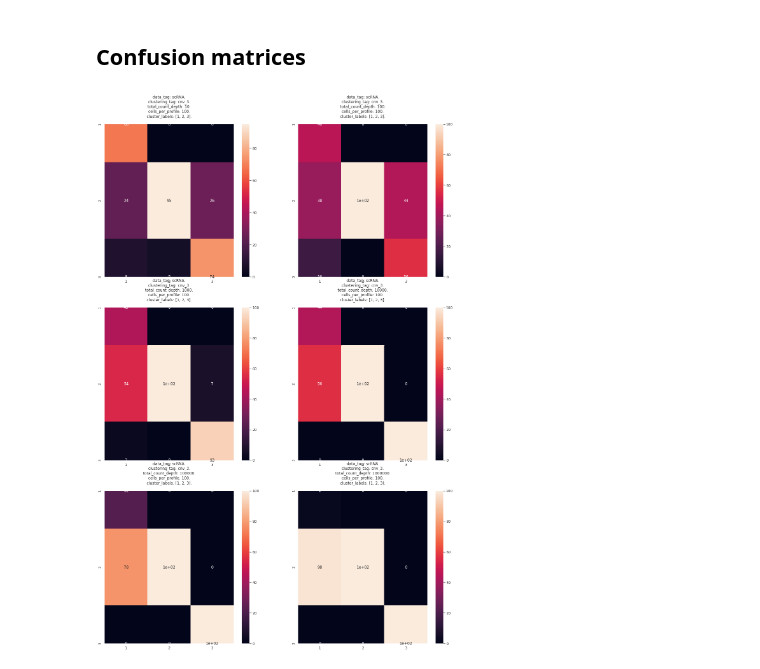
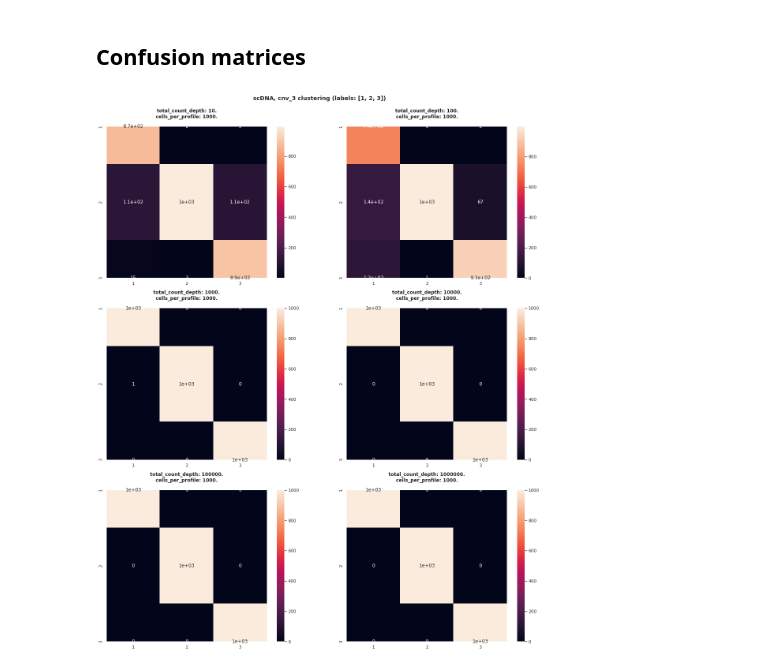
Before and after one commit to ivanov-v-v/cnv-inference, a Jupyter notebook: notebooks/ase_to_cnv/mle_simulations.ipynb, the cells around one changed output. Drawn from its saved outputs; the diff is of its cells as text; code cells hidden in the pictures.

```diff
--- a/notebooks/ase_to_cnv/mle_simulations.ipynb
+++ b/notebooks/ase_to_cnv/mle_simulations.ipynb
@@ -110,9 +110,9 @@ frame.set_facecolor("white")
 
 **Description:** https://docs.google.com/document/d/1IdldVqQPa8cE1z6tR2nAJA2OSMpodUeuncggUekFMnc/edit?usp=sharing
 # %%
-data_tag = "scRNA"
+data_tag = "scDNA"
 total_count_depths = 10 ** np.arange(1, 7)
-CELLS_PER_PROFILE = 100
+CELLS_PER_PROFILE = 1000
 
 def prepare_input(data_tag):
     ase_df = data["scDNA"]["ase"]
@@ -180,22 +180,28 @@ Wall time: 48.8 s
 # %% [markdown]
 ## Confusion matrices
 # %%
-fig, axes = plt.subplots(3, 2, figsize=(20,30))
+fig, axes = plt.subplots(3, 2, figsize=(20, 4 * total_count_depths.size))
+fig.suptitle(
+    "{}, {} clustering (labels: {})".format(
+        data_tag,
+        clustering_tag["scDNA"],
+        sorted(data["scDNA"]["clustering"]["LABEL"].unique())
+    ), weight="bold", y=0.925
+)
+# fig.tight_layout()
 for i, TOTAL_COUNT_DEPTH in enumerate(total_count_depths):
     y_true, y_pred = simulation_results[i]
     ax = axes[i // 2, i % 2]
     context_info = {
-        "data_tag" : data_tag,
-        "clustering_tag" : clustering_tag["scDNA"],
         "total_count_depth" : TOTAL_COUNT_DEPTH,
         "cells_per_profile" : CELLS_PER_PROFILE,
-        "cluster_labels" : sorted(data["scDNA"]["clustering"]["LABEL"].unique())
     }
     simulation_report.plot_confmat(
         y_true,
         y_pred,
+        toolkit.extract_cluster_labels(data["scDNA"]["clustering"]),
         ax,
         context_info
     )
 # %% [output]
-[figure, old version]
+[figure, new version]
```
Also changed, not shown: parts of 1 cell of this notebook, 7 other files.
